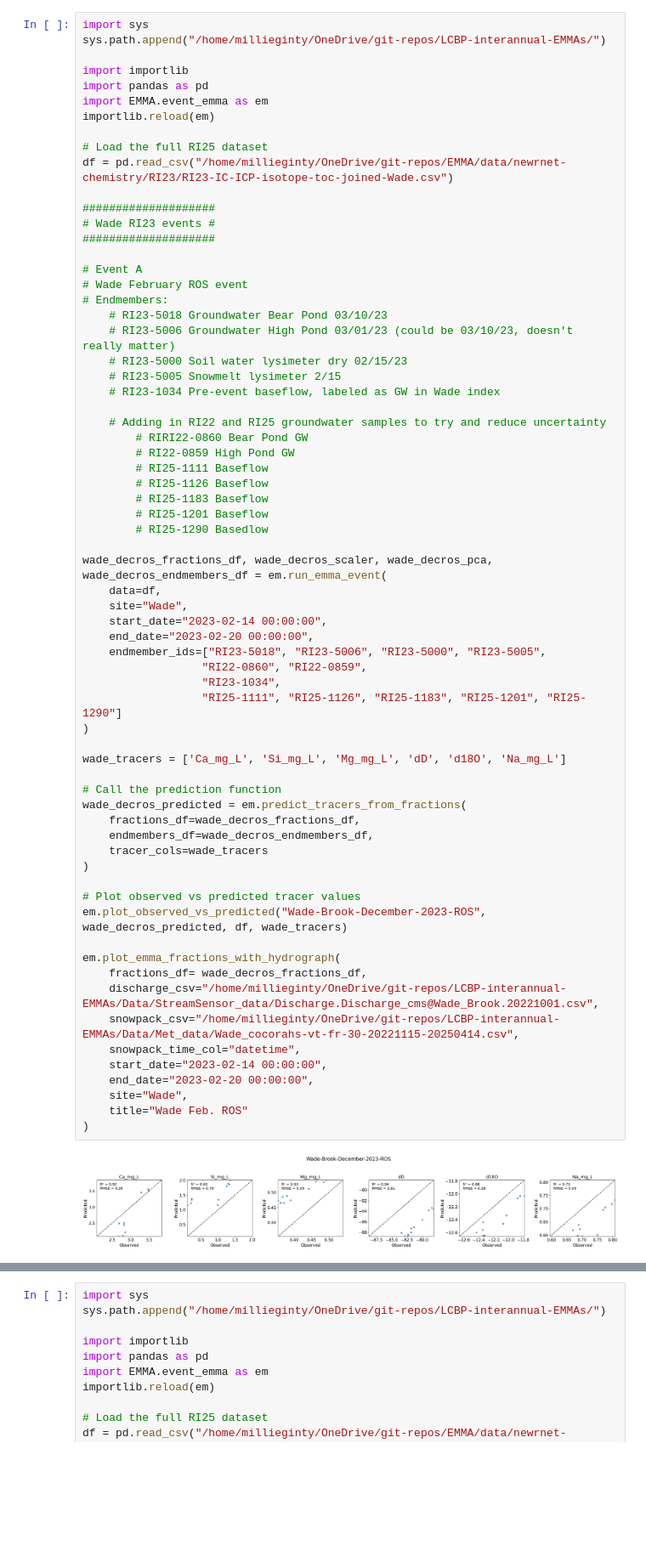
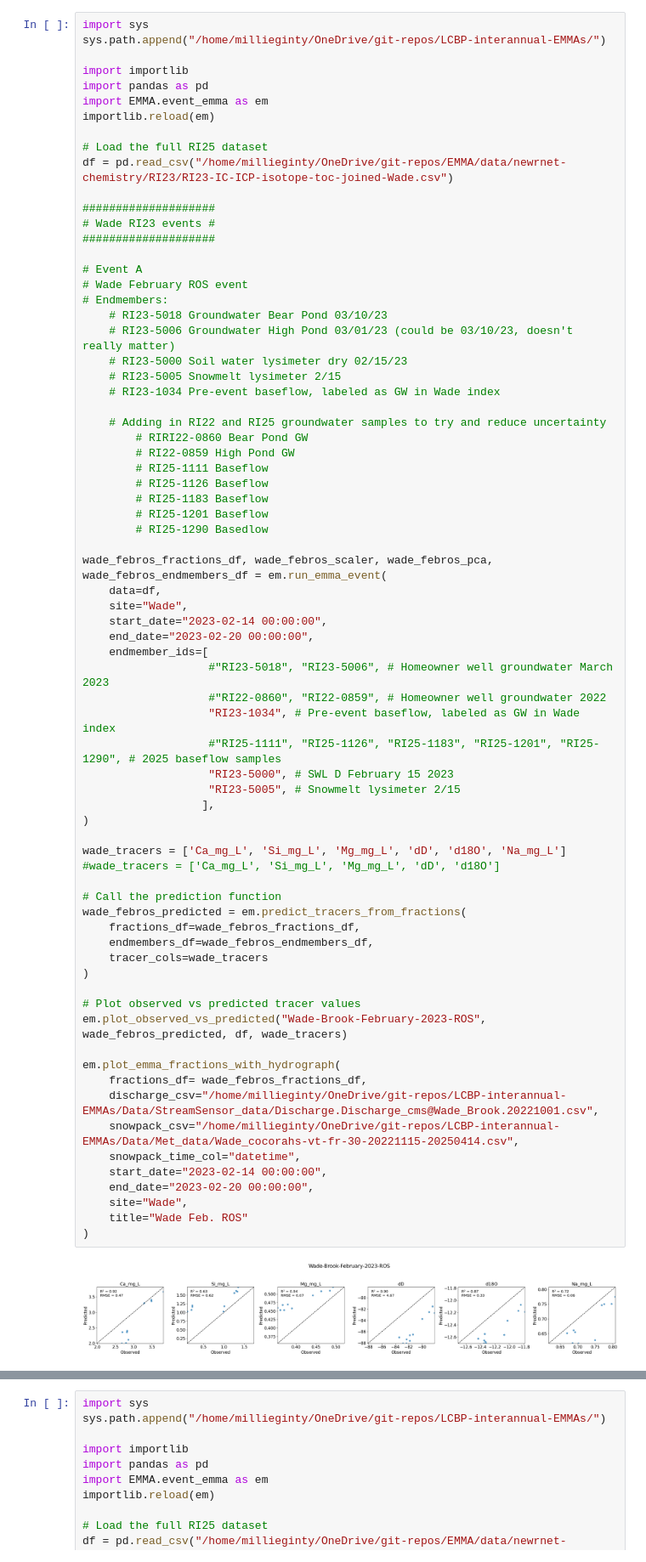
Before and after one commit to MeganEDuffy/LCBP-interannual-EMMAs, a Jupyter notebook: Notebooks/RI23-Wade-EMMAs.ipynb, the cells around one changed output, grey strips where cells are left out. Shown at 85% size. Drawn from its saved outputs; the diff is of its cells as text; blank space fills up the shorter version.

```diff
--- a/Notebooks/RI23-Wade-EMMAs.ipynb
+++ b/Notebooks/RI23-Wade-EMMAs.ipynb
@@ -29,41 +29,46 @@ df = pd.read_csv("/home/millieginty/OneDrive/git-repos/EMMA/data/newrnet-chemist
         # RI25-1111 Baseflow
         # RI25-1126 Baseflow
         # RI25-1183 Baseflow
         # RI25-1201 Baseflow
         # RI25-1290 Basedlow
 
-wade_decros_fractions_df, wade_decros_scaler, wade_decros_pca, wade_decros_endmembers_df = em.run_emma_event(
+wade_febros_fractions_df, wade_febros_scaler, wade_febros_pca, wade_febros_endmembers_df = em.run_emma_event(
     data=df,
     site="Wade",
     start_date="2023-02-14 00:00:00",
     end_date="2023-02-20 00:00:00",
-    endmember_ids=["RI23-5018", "RI23-5006", "RI23-5000", "RI23-5005",
-                  "RI22-0860", "RI22-0859",
-                  "RI23-1034",
-                  "RI25-1111", "RI25-1126", "RI25-1183", "RI25-1201", "RI25-1290"]
+    endmember_ids=[
+                   #"RI23-5018", "RI23-5006", # Homeowner well groundwater March 2023
+                   #"RI22-0860", "RI22-0859", # Homeowner well groundwater 2022
+                   "RI23-1034", # Pre-event baseflow, labeled as GW in Wade index
+                   #"RI25-1111", "RI25-1126", "RI25-1183", "RI25-1201", "RI25-1290", # 2025 baseflow samples
+                   "RI23-5000", # SWL D February 15 2023
+                   "RI23-5005", # Snowmelt lysimeter 2/15
+                  ],
 )
 
 wade_tracers = ['Ca_mg_L', 'Si_mg_L', 'Mg_mg_L', 'dD', 'd18O', 'Na_mg_L']
+#wade_tracers = ['Ca_mg_L', 'Si_mg_L', 'Mg_mg_L', 'dD', 'd18O']
 
 # Call the prediction function
-wade_decros_predicted = em.predict_tracers_from_fractions(
-    fractions_df=wade_decros_fractions_df,
-    endmembers_df=wade_decros_endmembers_df,
+wade_febros_predicted = em.predict_tracers_from_fractions(
+    fractions_df=wade_febros_fractions_df,
+    endmembers_df=wade_febros_endmembers_df,
     tracer_cols=wade_tracers
 )
 
 # Plot observed vs predicted tracer values
-em.plot_observed_vs_predicted("Wade-Brook-December-2023-ROS", wade_decros_predicted, df, wade_tracers)
+em.plot_observed_vs_predicted("Wade-Brook-February-2023-ROS", wade_febros_predicted, df, wade_tracers)
 
 em.plot_emma_fractions_with_hydrograph(
-    fractions_df= wade_decros_fractions_df,
+    fractions_df= wade_febros_fractions_df,
     discharge_csv="/home/millieginty/OneDrive/git-repos/LCBP-interannual-EMMAs/Data/StreamSensor_data/Discharge.Discharge_cms@Wade_Brook.20221001.csv",
     snowpack_csv="/home/millieginty/OneDrive/git-repos/LCBP-interannual-EMMAs/Data/Met_data/Wade_cocorahs-vt-fr-30-20221115-20250414.csv",
     snowpack_time_col="datetime",
     start_date="2023-02-14 00:00:00",
     end_date="2023-02-20 00:00:00",
     site="Wade",
     title="Wade Feb. ROS"
 )
 # %% [output]
-[figure, old version]
+[figure, new version]
```
Also changed, not shown: parts of 2 cells of this notebook, 7 other files.
